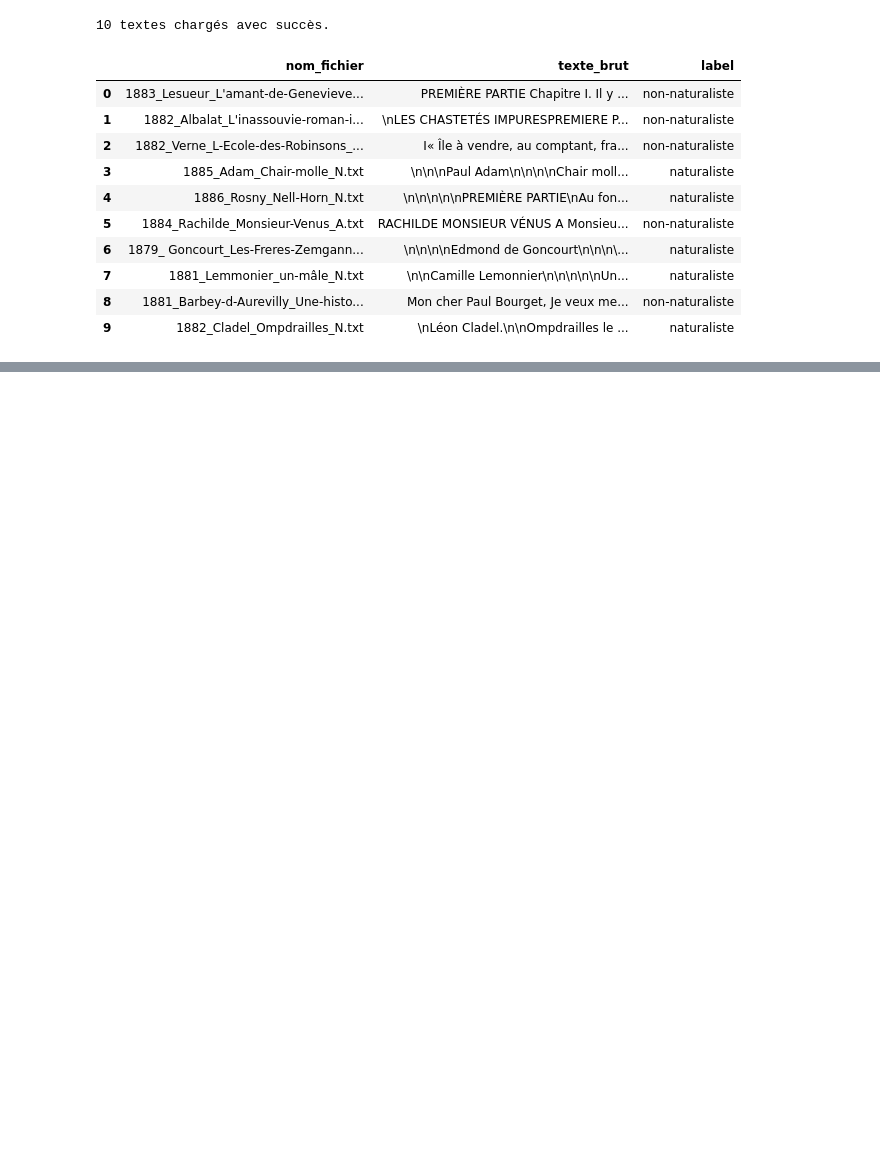
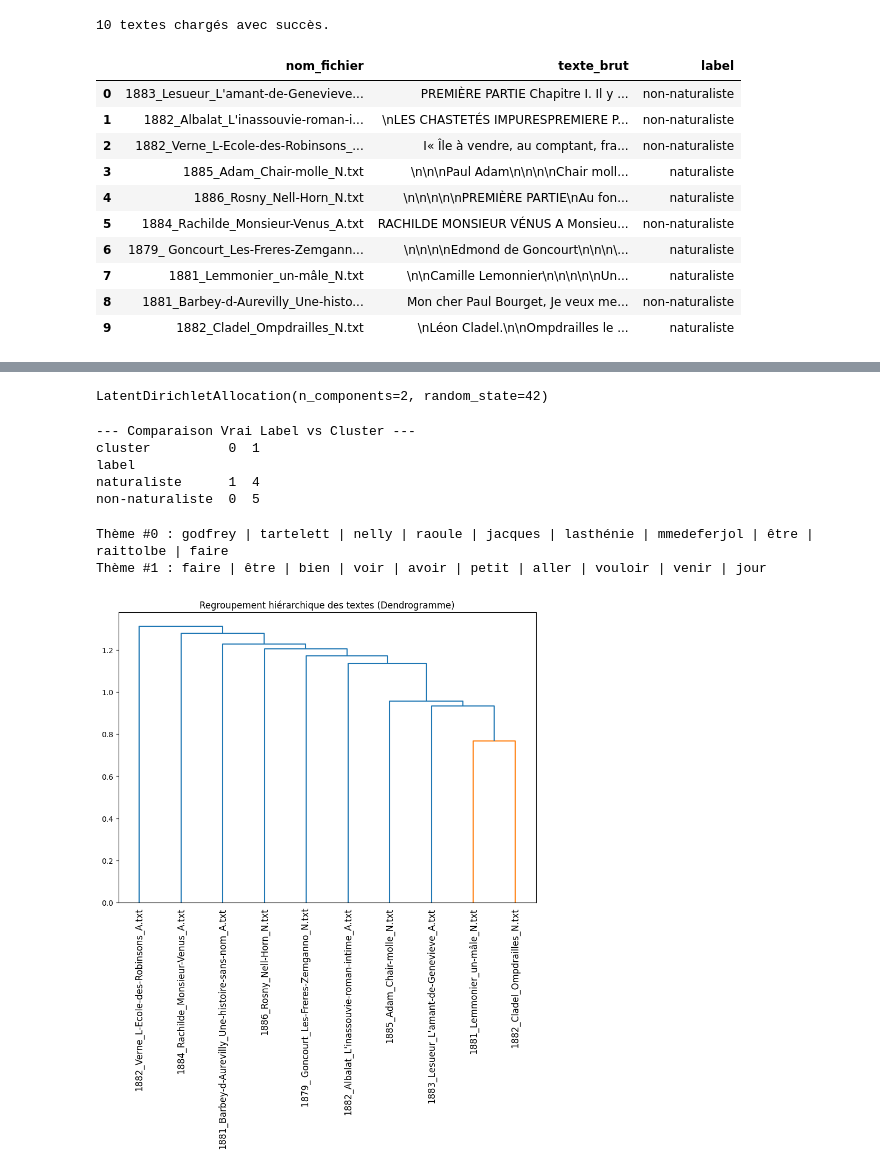
Before and after one commit to NagromLeBG/Analyse-champs-lexicaux-sur-les-Goncourt, a Jupyter notebook: Test_Morgan.ipynb, the cells around one changed output, grey strips where cells are left out. Saved outputs shown, nothing was run; the diff lists cells and outputs as text; code cells hidden in the pictures; blank space fills up the shorter version.

```diff
--- a/Test_Morgan.ipynb
+++ b/Test_Morgan.ipynb
@@ -44,0 +67,61 @@ df.head(10)
+# %%
+from sklearn.feature_extraction.text import TfidfVectorizer
+from sklearn.cluster import KMeans
+from sklearn.decomposition import LatentDirichletAllocation
+
+# --- 1. PREPROCESSING ---
+# (On utilise la fonction preprocess_text définie précédemment avec SpaCy)
+df['texte_propre'] = df['texte_brut'].apply(preprocess_text)
+
+# --- 2. VECTORISATION (TF-IDF) ---
+vectorizer = TfidfVectorizer(max_features=500) # On garde les 500 mots les plus importants
+tfidf_matrix = vectorizer.fit_transform(df['texte_propre'])
+
+# --- 3. CLUSTERING (K-Means) ---
+# On demande à l'algo de créer 2 groupes (puisqu'on sait qu'on a 2 types de textes)
+kmeans = KMeans(n_clusters=2, random_state=42)
+df['cluster'] = kmeans.fit_predict(tfidf_matrix)
+
+# --- 4. TOPIC MODELING (LDA) ---
+# On cherche à extraire 2 thèmes majeurs du corpus
+lda = LatentDirichletAllocation(n_components=2, random_state=42)
+lda.fit(tfidf_matrix)
+# %% [output]
+LatentDirichletAllocation(n_components=2, random_state=42)
+# %%
+# Tableau croisé pour comparer les vrais labels et les clusters trouvés
+comparaison = pd.crosstab(df['label'], df['cluster'])
+print("--- Comparaison Vrai Label vs Cluster ---")
+print(comparaison)
+# %% [output]
+--- Comparaison Vrai Label vs Cluster ---
+cluster          0  1
+label
+naturaliste      1  4
+non-naturaliste  0  5
+# %%
+def afficher_topics(model, vectorizer, n_top_words):
+    mots = vectorizer.get_feature_names_out()
+    for topic_idx, topic in enumerate(model.components_):
+        message = f"Thème #{topic_idx} : "
+        message += " | ".join([mots[i] for i in topic.argsort()[:-n_top_words - 1:-1]])
+        print(message)
+
+# On affiche les 10 mots principaux pour nos 2 topics
+afficher_topics(lda, vectorizer, 10)
+# %% [output]
+Thème #0 : godfrey | tartelett | nelly | raoule | jacques | lasthénie | mmedeferjol | être | raittolbe | faire
+Thème #1 : faire | être | bien | voir | avoir | petit | aller | vouloir | venir | jour
+# %%
+import matplotlib.pyplot as plt
+from scipy.cluster.hierarchy import dendrogram, linkage
+
+# On calcule les distances entre les textes
+distances = linkage(tfidf_matrix.toarray(), method='ward')
+
+plt.figure(figsize=(10, 7))
+plt.title("Regroupement hiérarchique des textes (Dendrogramme)")
+dendrogram(distances, labels=df['nom_fichier'].values, leaf_rotation=90)
+plt.show()
+# %% [output]
+[figure, added]
```
Also changed, not shown: parts of 2 cells of this notebook.
